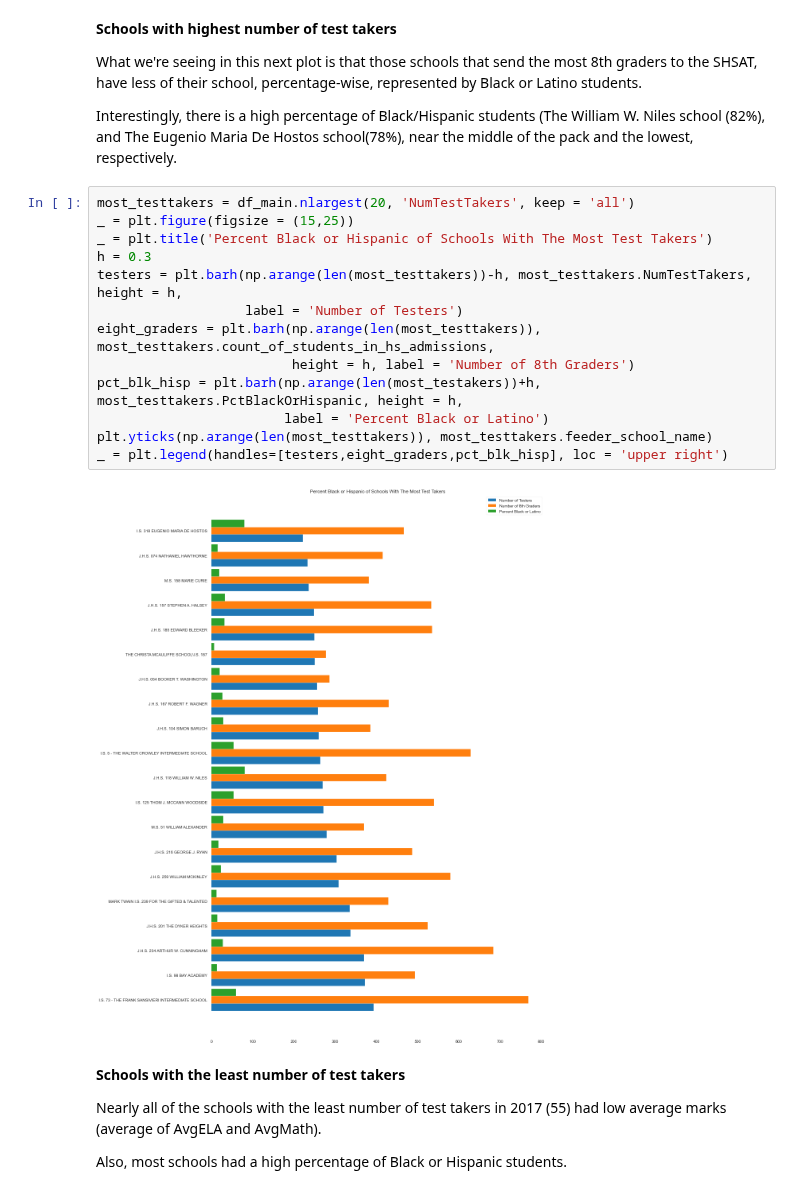
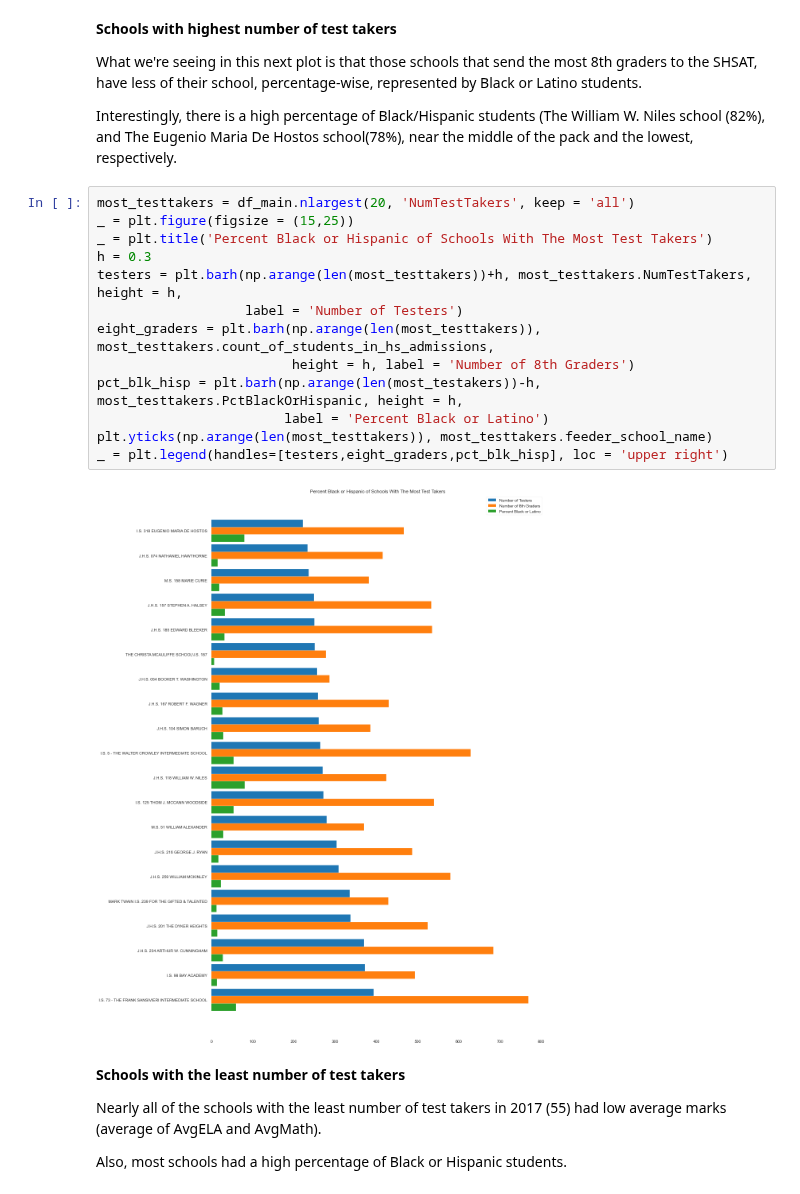
Before and after one commit to dj-m/CapstoneTwo, a Jupyter notebook: notebooks/CapstoneTwo_PredictingHighSchoolAdmissionsOffers.ipynb, the cells around one changed output. Cells and saved outputs as stored; diff of their text form.

```diff
--- a/notebooks/CapstoneTwo_PredictingHighSchoolAdmissionsOffers.ipynb
+++ b/notebooks/CapstoneTwo_PredictingHighSchoolAdmissionsOffers.ipynb
@@ -402,18 +402,18 @@ Interestingly, there is a high percentage of Black/Hispanic students (The Willia
 # %%
 most_testtakers = df_main.nlargest(20, 'NumTestTakers', keep = 'all')
 _ = plt.figure(figsize = (15,25))
 _ = plt.title('Percent Black or Hispanic of Schools With The Most Test Takers')
 h = 0.3
-testers = plt.barh(np.arange(len(most_testtakers))-h, most_testtakers.NumTestTakers, height = h,
+testers = plt.barh(np.arange(len(most_testtakers))+h, most_testtakers.NumTestTakers, height = h,
                    label = 'Number of Testers')
 eight_graders = plt.barh(np.arange(len(most_testtakers)), most_testtakers.count_of_students_in_hs_admissions,
                          height = h, label = 'Number of 8th Graders')
-pct_blk_hisp = plt.barh(np.arange(len(most_testakers))+h, most_testtakers.PctBlackOrHispanic, height = h,
+pct_blk_hisp = plt.barh(np.arange(len(most_testakers))-h, most_testtakers.PctBlackOrHispanic, height = h,
                         label = 'Percent Black or Latino')
 plt.yticks(np.arange(len(most_testtakers)), most_testtakers.feeder_school_name)
 _ = plt.legend(handles=[testers,eight_graders,pct_blk_hisp], loc = 'upper right')
 # %% [output]
-[figure, old version]
+[figure, new version]
 # %% [markdown]
 **Schools with the least number of test takers**
 
```
Also changed, not shown: parts of 4 cells of this notebook.
